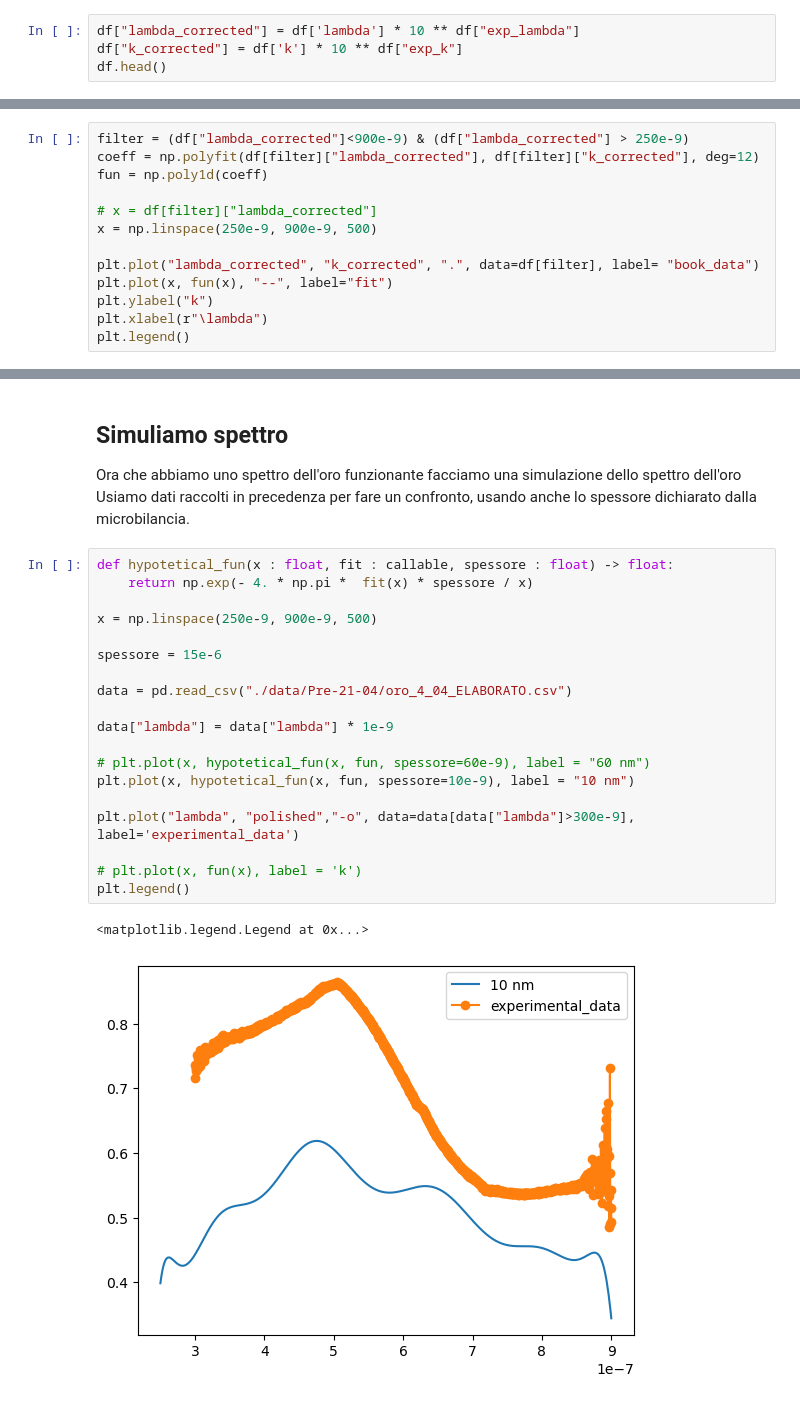
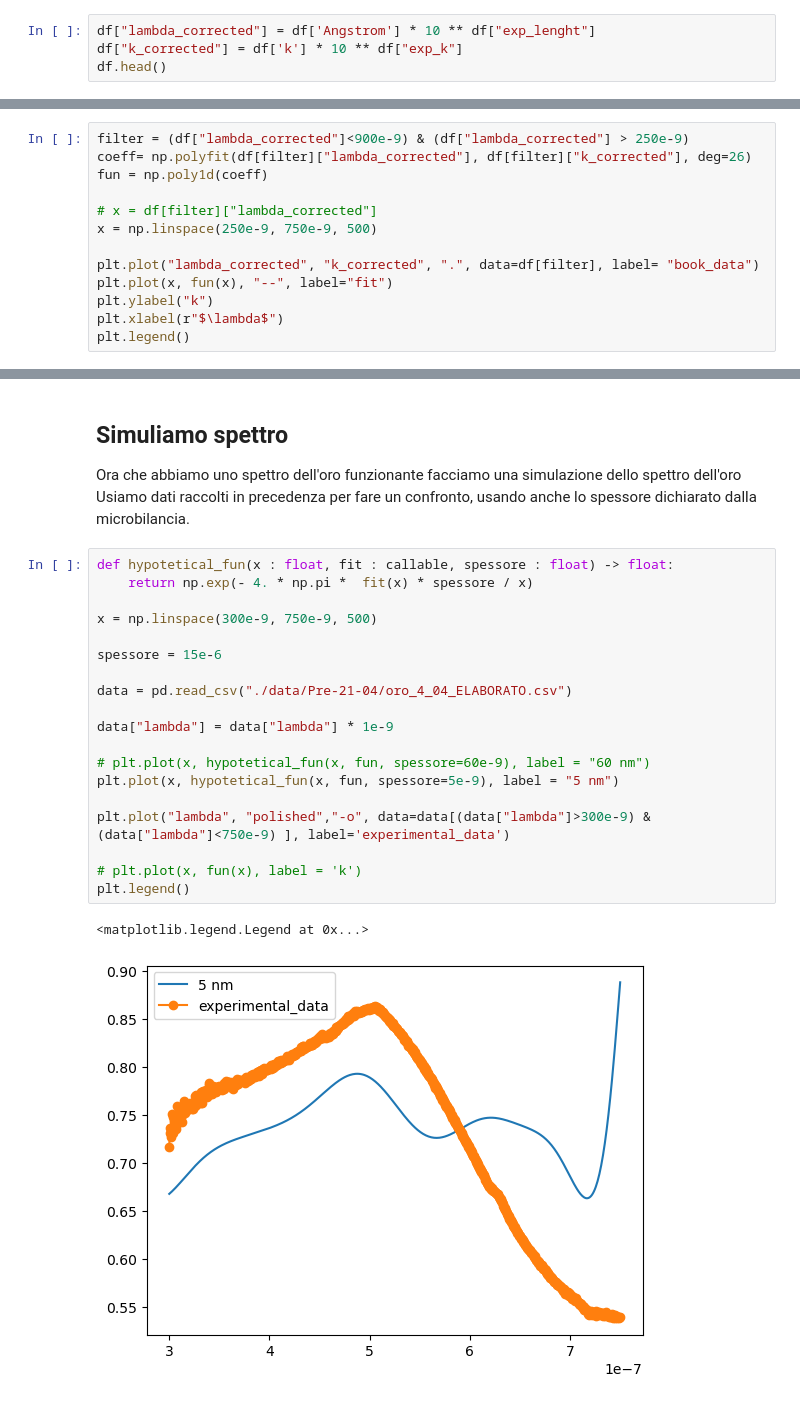
Before and after one commit to RandDouble/lab_mat, a Jupyter notebook: fit_lab.ipynb, the cells around one changed output, grey strips where cells are left out. Saved outputs shown, nothing was run; the diff lists cells and outputs as text.

```diff
--- a/fit_lab.ipynb
+++ b/fit_lab.ipynb
@@ -23,7 +24,7 @@ df.head()
 | 3 | 8,266.00 | 0.0 | 1.50 | -10.0 | 0.999958 | 4.52 | -6.0 |
 | 4 | 7,085.00 | 0.0 | 1.75 | -10.0 | 0.999942 | 7.78 | -6.0 |
 # %%
-df["lambda_corrected"] = df['lambda'] * 10 ** df["exp_lambda"]
+df["lambda_corrected"] = df['Angstrom'] * 10 ** df["exp_lenght"]
 df["k_corrected"] = df['k'] * 10 ** df["exp_k"]
 df.head()
 # %% [output]
@@ -38,16 +44,16 @@ plt.legend()
 [figure]
 # %%
 filter = (df["lambda_corrected"]<900e-9) & (df["lambda_corrected"] > 250e-9)
-coeff = np.polyfit(df[filter]["lambda_corrected"], df[filter]["k_corrected"], deg=12)
+coeff= np.polyfit(df[filter]["lambda_corrected"], df[filter]["k_corrected"], deg=26)
 fun = np.poly1d(coeff)
 
 # x = df[filter]["lambda_corrected"]
-x = np.linspace(250e-9, 900e-9, 500)
+x = np.linspace(250e-9, 750e-9, 500)
 
 plt.plot("lambda_corrected", "k_corrected", ".", data=df[filter], label= "book_data")
 plt.plot(x, fun(x), "--", label="fit")
 plt.ylabel("k")
-plt.xlabel(r"\lambda")
+plt.xlabel(r"$\lambda$")
 plt.legend()
 # %% [output]
 <matplotlib.legend.Legend at 0x...>
@@ -60,22 +66,22 @@ Usiamo dati raccolti in precedenza per fare un confronto, usando anche lo spesso
 # %%
 def hypotetical_fun(x : float, fit : callable, spessore : float) -> float:
     return np.exp(- 4. * np.pi *  fit(x) * spessore / x)
 
-x = np.linspace(250e-9, 900e-9, 500)
+x = np.linspace(300e-9, 750e-9, 500)
 
 spessore = 15e-6
 
 data = pd.read_csv("./data/Pre-21-04/oro_4_04_ELABORATO.csv")
 
 data["lambda"] = data["lambda"] * 1e-9
 
 # plt.plot(x, hypotetical_fun(x, fun, spessore=60e-9), label = "60 nm")
-plt.plot(x, hypotetical_fun(x, fun, spessore=10e-9), label = "10 nm")
+plt.plot(x, hypotetical_fun(x, fun, spessore=5e-9), label = "5 nm")
 
-plt.plot("lambda", "polished","-o", data=data[data["lambda"]>300e-9], label='experimental_data')
+plt.plot("lambda", "polished","-o", data=data[(data["lambda"]>300e-9) & (data["lambda"]<750e-9) ], label='experimental_data')
 
 # plt.plot(x, fun(x), label = 'k')
 plt.legend()
 # %% [output]
 <matplotlib.legend.Legend at 0x...>
-[figure, old version]
+[figure, new version]
```
Also changed, not shown: parts of 5 cells of this notebook.
